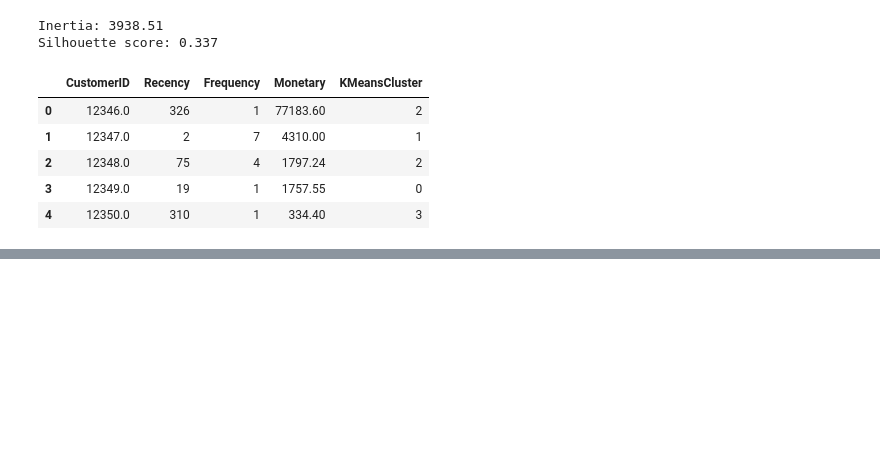
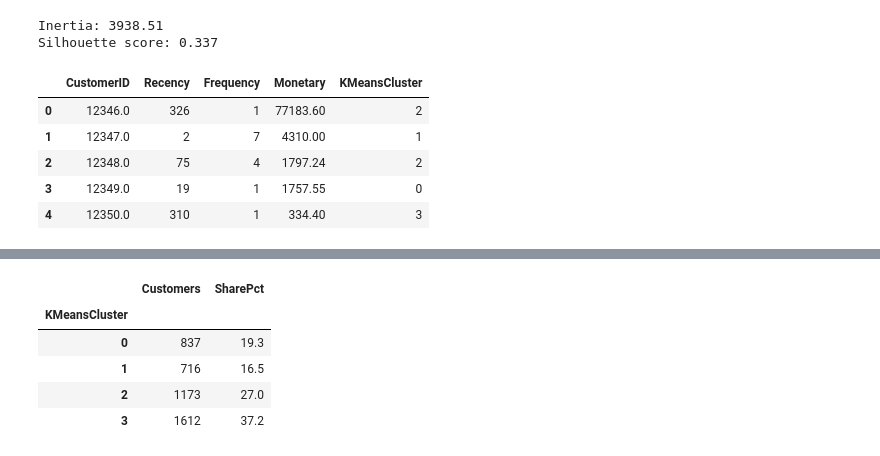
Before and after one commit to HammaadAlam/3730-Customer-Segmentation, a Jupyter notebook: preprocessing.ipynb, the cells around one changed output, grey strips where cells are left out. Saved outputs shown, nothing was run; the diff lists cells and outputs as text; code cells hidden in the pictures; blank space fills up the shorter version.

```diff
--- a/preprocessing.ipynb
+++ b/preprocessing.ipynb
@@ -410,0 +419,18 @@ rfm_df.head()
+# %%
+# Cluster sizes and share of customers
+kmeans_sizes = (
+    rfm_df["KMeansCluster"]
+    .value_counts()
+    .sort_index()
+    .rename("Customers")
+    .to_frame()
+)
+kmeans_sizes["SharePct"] = kmeans_sizes["Customers"] / kmeans_sizes["Customers"].sum() * 100
+kmeans_sizes.round(1)
+# %% [output]
+|  | Customers | SharePct |
+| KMeansCluster |  |  |
+| 0 | 837 | 19.3 |
+| 1 | 716 | 16.5 |
+| 2 | 1173 | 27.0 |
+| 3 | 1612 | 37.2 |
```
Also changed, not shown: parts of 8 cells of this notebook.
